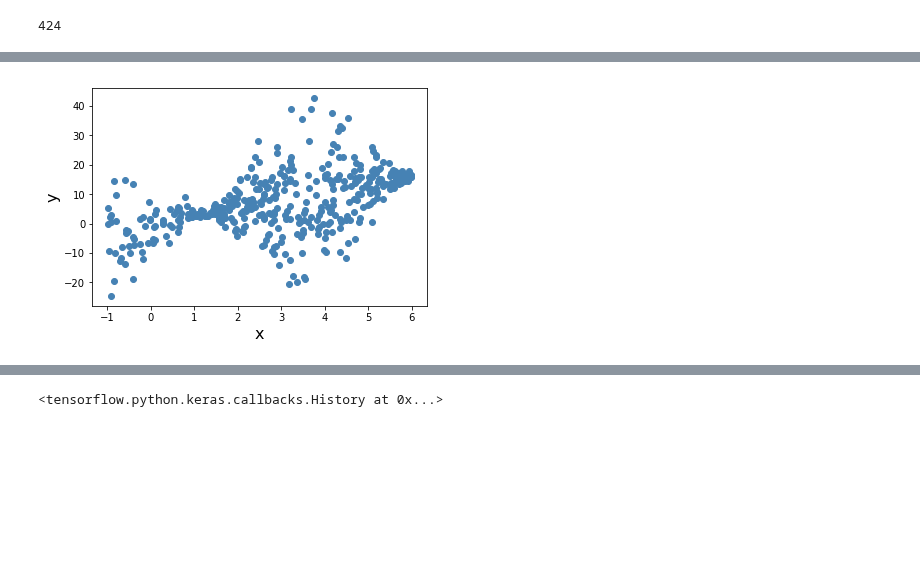
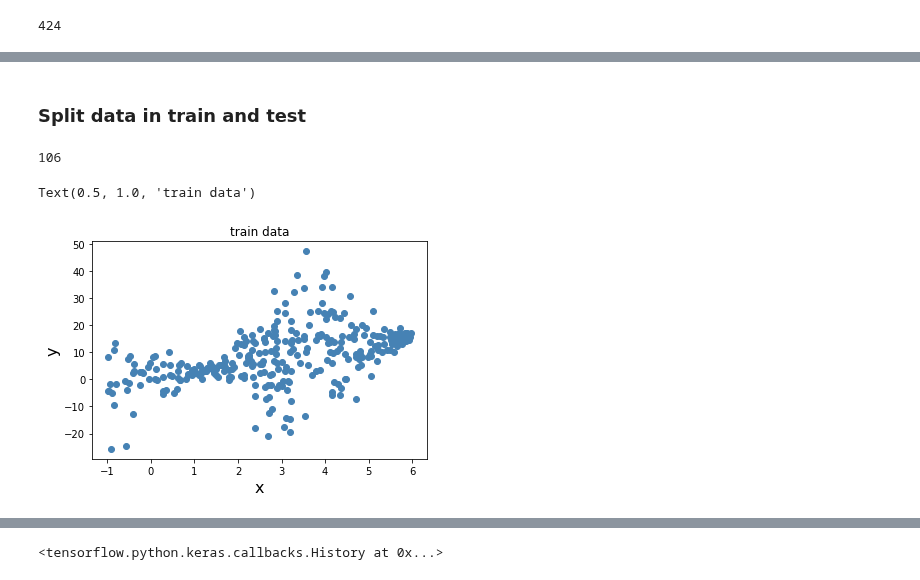
Before and after one commit to tensorchiefs/dl_book, a Jupyter notebook: chapter_05/fish_data_for_chapter_5.ipynb, the cells around one changed output, grey strips where cells are left out. Saved outputs shown, nothing was run; the diff lists cells and outputs as text; code cells hidden in the pictures; blank space fills up the shorter version.

Commit message:
updated nb for the synthetic fish data experiments

```diff
--- a/chapter_05/fish_data_for_chapter_5.ipynb
+++ b/chapter_05/fish_data_for_chapter_5.ipynb
@@ -116,9 +119,25 @@ plt.show()
+# %% [markdown]
+### Split data in train and test
+# %%
+X=x
+Y=y
+# %%
+
+x_train, x_test, y_train, y_test = train_test_split(X, Y, test_size=0.25, random_state=47)
+len(x_test)
+# %% [output]
+106
+# %%
+x = x_train
+y = y_train
 # %%
 #plt.figure(figsize=(10,10))
 plt.scatter(x,y,color="steelblue")
 plt.xlabel("x",size=16)
 plt.ylabel("y",size=16)#pred
-plt.savefig("fish_1.pdf")
-files.download("fish_1.pdf")
+plt.title("train data")
+#plt.savefig("fish_train.pdf")
+#files.download("fish_train.pdf")
 # %% [output]
+Text(0.5, 1.0, 'train data')
-[figure, old version]
+[figure, new version]
```
Also changed, not shown: parts of 45 cells of this notebook.
